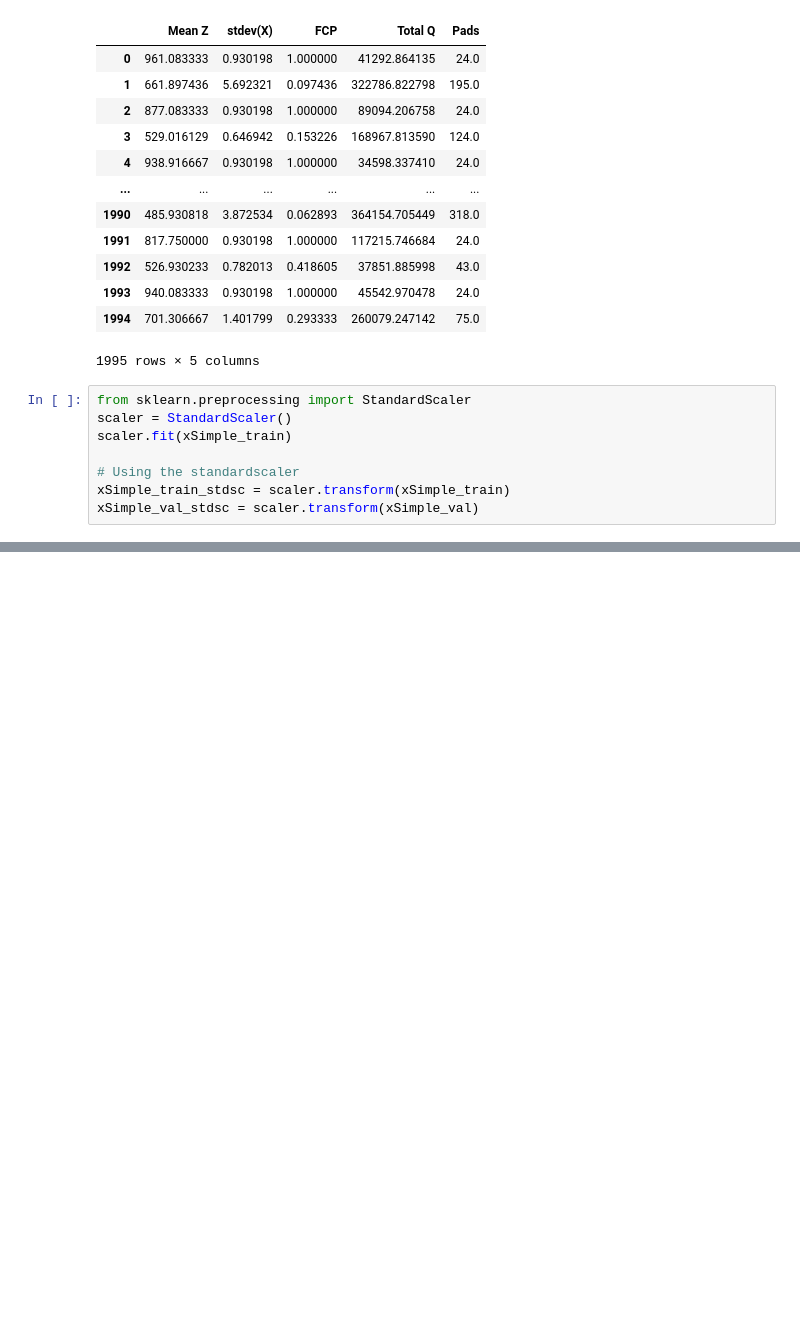
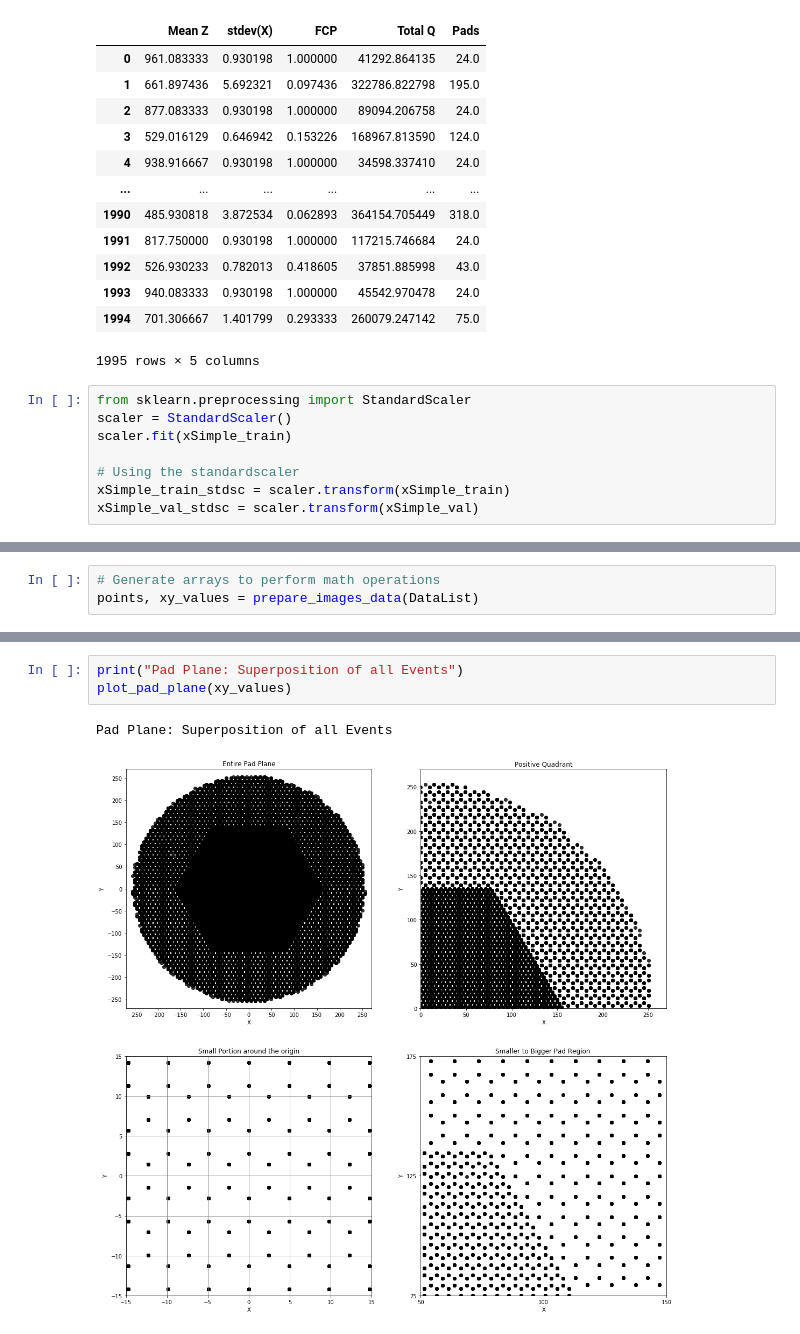
Before and after one commit to fracassetti-stf/AT-TPC_MLProject, a Jupyter notebook: CNN.ipynb, the cells around one changed output, grey strips where cells are left out. Drawn from its saved outputs; the diff is of its cells as text; blank space fills up the shorter version.

```diff
--- a/CNN.ipynb
+++ b/CNN.ipynb
@@ -411,0 +178,3 @@ history = my_model.fit(images_train,
+# %%
+# Generate arrays to perform math operations
+points, xy_values = prepare_images_data(DataList)
@@ -411,0 +221,6 @@ history = my_model.fit(images_train,
+# %%
+print("Pad Plane: Superposition of all Events")
+plot_pad_plane(xy_values)
+# %% [output]
+Pad Plane: Superposition of all Events
+[figure, added]
```
Also changed, not shown: parts of 65 cells of this notebook, 1 other file.
